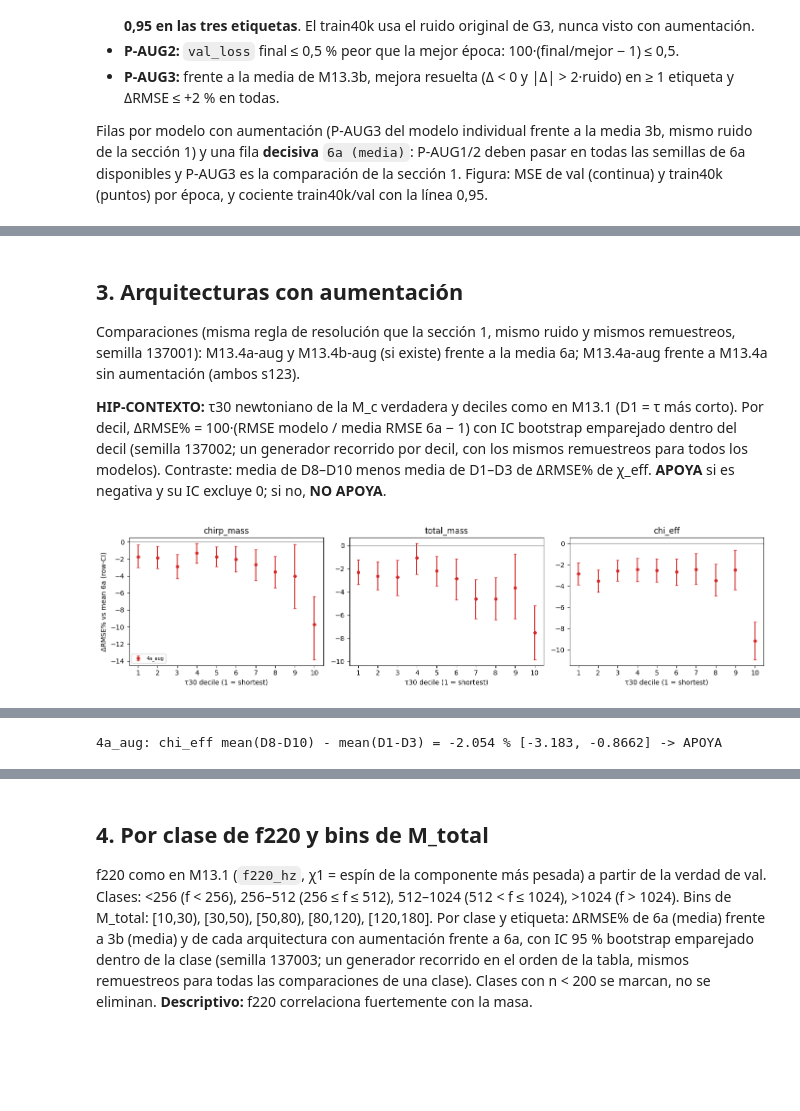
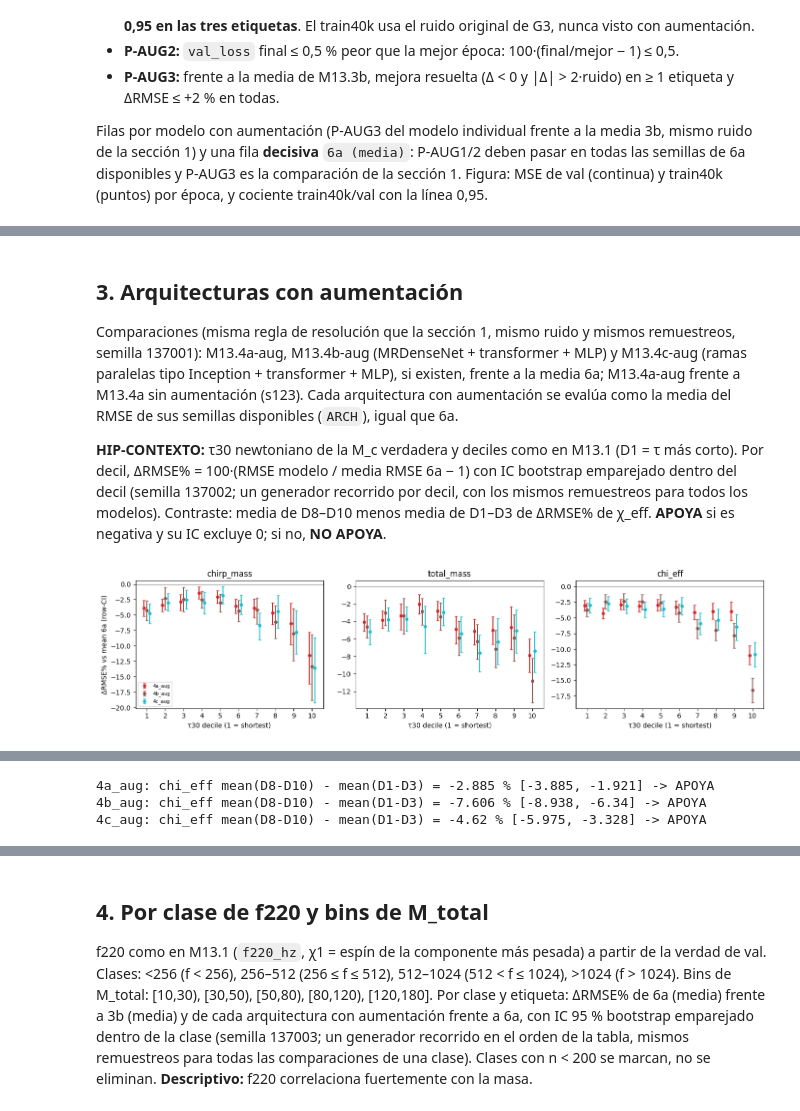
Before and after one commit to victorsh13/Gravitational-Waves-Lab, a Jupyter notebook: cbc_pe/notebooks/m13/M13_6_evaluation.ipynb, the cells around one changed output, grey strips where cells are left out. Cells and saved outputs as stored; diff of their text form; code cells hidden in the pictures; blank space fills up the shorter version.

```diff
--- a/cbc_pe/notebooks/m13/M13_6_evaluation.ipynb
+++ b/cbc_pe/notebooks/m13/M13_6_evaluation.ipynb
@@ -43,10 +43,12 @@ MODEL_SPECS = [
     ('3b_s123', 'M13_3b_G3_s123', False, True),
     ('3b_s124', 'M13_3b_G3_s124', False, True),
     ('4a_s123', 'M13_4a_G3_s123', False, True),
-    ('6a_s123', 'M13_6a_G3aug_s123', True, True),
-    ('6a_s124', 'M13_6a_G3aug_s124', True, False),
-    ('4a_aug', 'M13_4a_G3aug_s123', True, True),
-    ('4b_aug', 'M13_4b_G3aug_s123', True, False),
+    ('6a_aug_s123', 'M13_6a_G3aug_s123', True, True),
+    ('6a_aug_s124', 'M13_6a_G3aug_s124', True, False),
+    ('4a_aug_s123', 'M13_4a_G3aug_s123', True, True),
+    ('4a_aug_s124', 'M13_4a_G3aug_s124', True, False),
+    ('4b_aug_s123', 'M13_4b_G3aug_s123', True, False),
+    ('4c_aug_s123', 'M13_4c_G3aug_s123', True, False)
 ]
 G1_HIST_SPECS = [('R1', 'M13_3a_R1_s123'), ('R2', 'M13_3a_R2_s123'), ('R3', 'M13_3a_R3_s124')]  # section 7 only, optional
 
@@ -70,8 +72,12 @@ for key, tag, aug, req in MODEL_SPECS:
         SKIPPED.append(key)
         warnings.warn(f'Optional model {key} ({tag}) skipped: {VAL_NPZ} not found')
 B3 = ['3b_s123', '3b_s124']                                       # M13.3b seed pair (no augmentation)
-A6 = [m for m in ('6a_s123', '6a_s124') if m in AVAILABLE]       # M13.6a seeds available
-ARCH = [m for m in ('4a_aug', '4b_aug') if m in AVAILABLE]       # architectures with augmentation
+A6 = [m for m in ('6a_aug_s123', '6a_aug_s124') if m in AVAILABLE]       # M13.6a seeds available
+# Architectures with augmentation: set -> seeds available. A set is evaluated as the mean RMSE of its seeds (as 6a).
+ARCH = {a: [m for m in ms if m in AVAILABLE]
+        for a, ms in (('4a_aug', ('4a_aug_s123', '4a_aug_s124')), ('4b_aug', ('4b_aug_s123',)), ('4c_aug', ('4c_aug_s123',)))}
+ARCH = {a: ms for a, ms in ARCH.items() if ms}
+ARCH_MODELS = [m for ms in ARCH.values() for m in ms]
 NOAUG_4A = '4a_s123'
 
 # Fixed settings (prompt M13.6 evaluation; criteria from M13_6 doc §7).
@@ -82,18 +88,21 @@ RESOLVE_K = 2.0                    # resolved if |delta| > 2 * seed noise
 SAFEGUARD_PCT = 2.0                # P-AUG3 safeguard: delta RMSE <= +2 % in every label
 PAUG1_MIN, PAUG2_MAX_PCT = 0.95, 0.5
 C3_N_BOOT, C3_SEED = 2000, 125301  # M12.5.3 protocol
-C3_MODELS = [m for m in ('6a_s123', '4a_aug') if m in AVAILABLE]
+C3_MODELS = [m for m in ('6a_aug_s123', '4a_aug_s123', '4b_aug_s123', '4c_aug_s123') if m in AVAILABLE]
 MIN_GROUP_N = 200                  # flag only (as in M13.1); groups are never dropped
 SNR_EDGES = np.linspace(10.0, 25.0, 6)               # 5 equal-width bins, last closed
 MTOT_EDGES = [10.0, 30.0, 50.0, 80.0, 120.0, 180.0]  # last bin closed
 EPOCHS_K = [0, 1, 2, 5, 10, 20, 40, 63, 79]
 META = ['mass_1', 'mass_2', 'spin_1z', 'spin_2z', 'target_network_snr', 'file_group_id']
 COLORS = {'3b': 'tab:blue', '6a': 'tab:green', '3b_s123': 'tab:blue', '3b_s124': 'tab:purple', '4a_s123': 'tab:orange',
-          '6a_s123': 'tab:green', '6a_s124': 'tab:olive', '4a_aug': 'tab:red', '4b_aug': 'tab:brown',
-          '6a_vs_3b': 'tab:green', '4a_aug_vs_6a': 'tab:red', '4b_aug_vs_6a': 'tab:brown', '4a_aug_vs_4a': 'tab:pink'}
+          '6a_aug_s123': 'tab:green', '6a_aug_s124': 'tab:olive', '4a_aug_s123': 'tab:red', '4a_aug_s124': 'salmon',
+          '4b_aug_s123': 'tab:brown', '4c_aug_s123': 'tab:cyan', '4a_aug': 'tab:red', '4b_aug': 'tab:brown',
+          '4c_aug': 'tab:cyan', '6a_vs_3b': 'tab:green', '4a_aug_vs_6a': 'tab:red', '4b_aug_vs_6a': 'tab:brown',
+          '4c_aug_vs_6a': 'tab:cyan', '4a_aug_vs_4a': 'tab:pink'}
 
 print(DATA_ROOT)
 print('models used:', {m: TAG[m] for m in AVAILABLE})
 print('skipped (optional):', SKIPPED)
+print('architecture sets:', ARCH)
 # %% [output]
 /data/vserrano/cbc_pe_data
@@ -418,7 +448,9 @@ with pd.option_context('display.float_format', '{:.5g}'.format, 'display.width',
 # %% [markdown]
 ## 3. Arquitecturas con aumentación
-Comparaciones (misma regla de resolución que la sección 1, mismo ruido y mismos remuestreos, semilla 137001): M13.4a-aug y
-M13.4b-aug (si existe) frente a la media 6a; M13.4a-aug frente a M13.4a sin aumentación (ambos s123).
+Comparaciones (misma regla de resolución que la sección 1, mismo ruido y mismos remuestreos, semilla 137001): M13.4a-aug,
+M13.4b-aug (MRDenseNet + transformer + MLP) y M13.4c-aug (ramas paralelas tipo Inception + transformer + MLP), si existen,
+frente a la media 6a; M13.4a-aug frente a M13.4a sin aumentación (s123). Cada arquitectura
+con aumentación se evalúa como la media del RMSE de sus semillas disponibles (`ARCH`), igual que 6a.
 
 **HIP-CONTEXTO:** τ30 newtoniano de la M_c verdadera y deciles como en M13.1 (D1 = τ más corto). Por decil, ΔRMSE% = 100·(RMSE
 modelo / media RMSE 6a − 1) con IC bootstrap emparejado dentro del decil (semilla 137002; un generador recorrido por decil, con
@@ -426,10 +458,10 @@ los mismos remuestreos para todos los modelos). Contraste: media de D8–D10 men
 es negativa y su IC excluye 0; si no, **NO APOYA**.
 # %%
 rows = []
-for a in ARCH:
-    rows += comparison_rows(f'{a}_vs_6a', [a], A6)
+for a, ms in ARCH.items():
+    rows += comparison_rows(f'{a}_vs_6a', ms, A6)
 if '4a_aug' in ARCH:
-    rows += comparison_rows('4a_aug_vs_4a', ['4a_aug'], [NOAUG_4A])
+    rows += comparison_rows('4a_aug_vs_4a', ARCH['4a_aug'], [NOAUG_4A])
 tab3_cmp = pd.DataFrame(rows)
 
 tau30 = tau_newtonian(Y[:, 0])
@@ -439,13 +471,13 @@ rng = np.random.default_rng(SEED_TAU)
 rows, dboot = [], {a: np.empty((10, N_BOOT, 3)) for a in ARCH}
 for d in range(10):
     g = tdec == d
-    pt, bt = boot_rmse(A6 + ARCH, g, N_BOOT, rng)
-    for a in ARCH:
-        dp, dboot[a][d] = delta_pct(pt, [a], A6), delta_pct(bt, [a], A6)
+    pt, bt = boot_rmse(A6 + ARCH_MODELS, g, N_BOOT, rng)
+    for a, ms in ARCH.items():
+        dp, dboot[a][d] = delta_pct(pt, ms, A6), delta_pct(bt, ms, A6)
         lo, hi = np.percentile(dboot[a][d], [2.5, 97.5], axis=0)
         for j, lab in enumerate(LABELS):
-            rows.append(dict(model=a, label=lab, tau_decile=d + 1, tau_lo_s=tau_edges[d], tau_hi_s=tau_edges[d + 1],
-                             n=int(g.sum()), rmse_model=pt[a][j], rmse_6a=np.mean([pt[m][j] for m in A6]),
+            rows.append(dict(model=a, seeds='+'.join(ms), label=lab, tau_decile=d + 1, tau_lo_s=tau_edges[d], tau_hi_s=tau_edges[d + 1],
+                             n=int(g.sum()), rmse_model=np.mean([pt[m][j] for m in ms]), rmse_6a=np.mean([pt[m][j] for m in A6]),
                              delta_rmse_pct=dp[j], ci95_lo_pct=lo[j], ci95_hi_pct=hi[j]))
 tab3_tau = pd.DataFrame(rows)
 
@@ -453,32 +485,32 @@ J = LABELS.index('chi_eff')
 LONG, SHORT = [7, 8, 9], [0, 1, 2]
 hip_ctx = {}
 for a in ARCH:
     d_chi = tab3_tau[(tab3_tau.model == a) & (tab3_tau.label == 'chi_eff')].sort_values('tau_decile').delta_rmse_pct.to_numpy()
     diff = d_chi[LONG].mean() - d_chi[SHORT].mean()
     lo, hi = np.percentile(dboot[a][LONG, :, J].mean(0) - dboot[a][SHORT, :, J].mean(0), [2.5, 97.5])
     hip_ctx[a] = dict(reading='APOYA' if (diff < 0 and hi < 0) else 'NO APOYA', chi_eff_long_minus_short_pct=diff,
                       ci95=[lo, hi], long=['D8', 'D9', 'D10'], short=['D1', 'D2', 'D3'], reference='6a mean')
 
 fig, axes = plt.subplots(1, 3, figsize=(14, 3.6))
 x = np.arange(1, 11)
 for ax, lab in zip(axes, LABELS):
     for k, a in enumerate(ARCH):
         t = tab3_tau[(tab3_tau.model == a) & (tab3_tau.label == lab)]
         ax.errorbar(x + 0.15 * (k - (len(ARCH) - 1) / 2), t.delta_rmse_pct,
                     yerr=[t.delta_rmse_pct - t.ci95_lo_pct, t.ci95_hi_pct - t.delta_rmse_pct],
                     fmt='o', ms=4, color=COLORS[a], capsize=2, label=a)
     ax.axhline(0, color='0.5', lw=0.8)
     ax.set(title=lab, xlabel='τ30 decile (1 = shortest)', xticks=x)
 axes[0].set_ylabel('ΔRMSE% vs mean 6a (row-CI)')
 axes[0].legend(fontsize=7)
 fig.tight_layout()
 plt.show()
 with pd.option_context('display.float_format', '{:.5g}'.format, 'display.width', 200):
     display(tab3_cmp)
     display(tab3_tau[tab3_tau.label == 'chi_eff'])
 for a, v in hip_ctx.items():
     print(f"{a}: chi_eff mean(D8-D10) - mean(D1-D3) = {v['chi_eff_long_minus_short_pct']:.4g} % "
           f"[{v['ci95'][0]:.4g}, {v['ci95'][1]:.4g}] -> {v['reading']}")
 # %% [output]
-[figure, old version]
+[figure, new version]
 |  | comparison | num | den | label | delta_rmse_pct | ci95_lo_pct | ci95_hi_pct | noise_3b_pct | ... |
@@ -502 +546,3 @@ for a, v in hip_ctx.items():
-4a_aug: chi_eff mean(D8-D10) - mean(D1-D3) = -2.054 % [-3.183, -0.8662] -> APOYA
+4a_aug: chi_eff mean(D8-D10) - mean(D1-D3) = -2.885 % [-3.885, -1.921] -> APOYA
+4b_aug: chi_eff mean(D8-D10) - mean(D1-D3) = -7.606 % [-8.938, -6.34] -> APOYA
+4c_aug: chi_eff mean(D8-D10) - mean(D1-D3) = -4.62 % [-5.975, -3.328] -> APOYA
```
Also changed, not shown: parts of 14 cells of this notebook.
